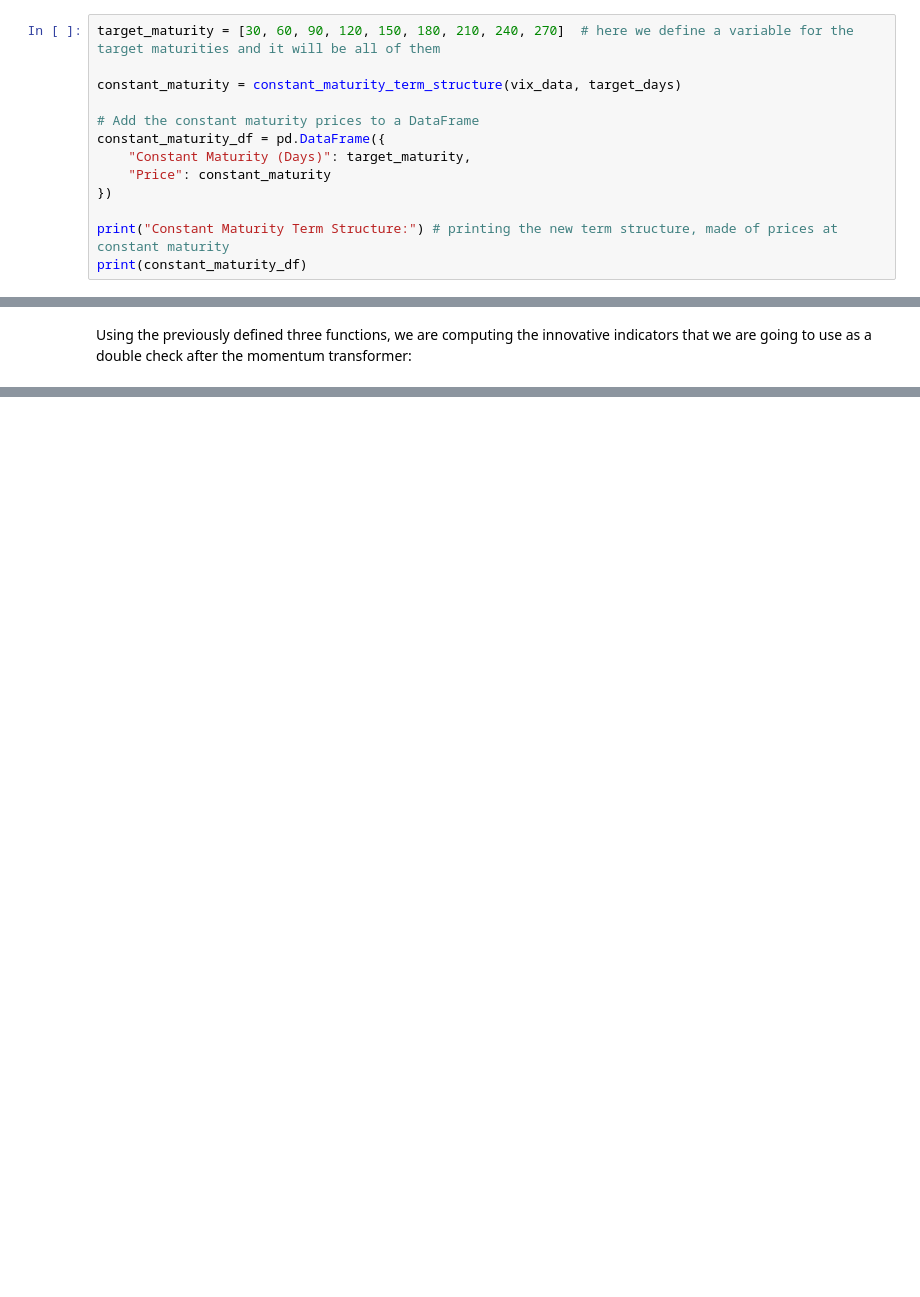
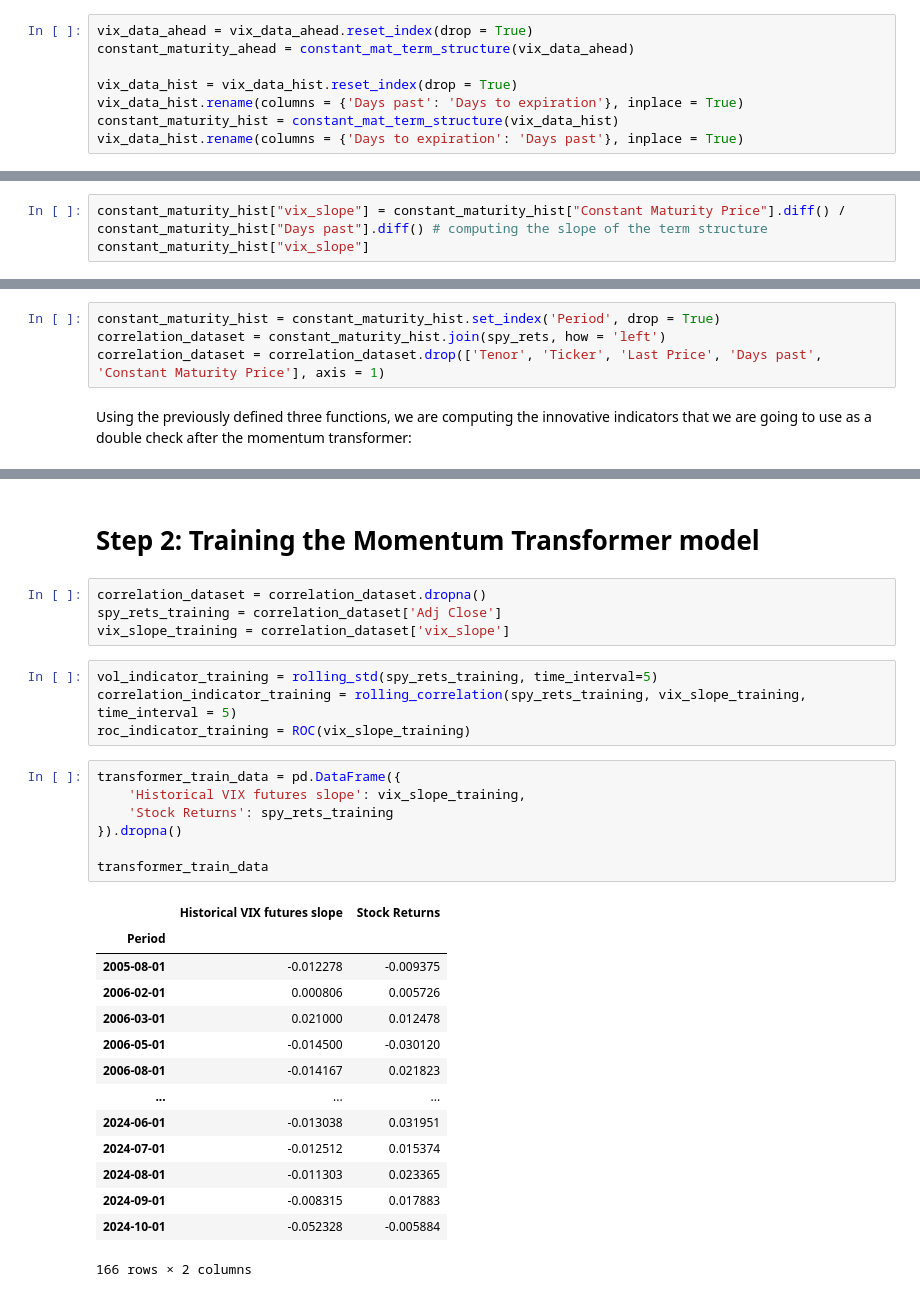
Before and after one commit to AleInc996/Capstone_WQU, a Jupyter notebook: model.ipynb, the cells around one changed output, grey strips where cells are left out. Cells and saved outputs as stored; diff of their text form; blank space fills up the shorter version.

```diff
--- a/model.ipynb
+++ b/model.ipynb
@@ -121,15 +175,10 @@ def constant_maturity_term_structure(data, target_maturity):
 # %% [markdown]
 Running the function for our data:
 # %%
-target_maturity = [30, 60, 90, 120, 150, 180, 210, 240, 270]  # here we define a variable for the target maturities and it will be all of them
+vix_data_ahead = vix_data_ahead.reset_index(drop = True)
+constant_maturity_ahead = constant_mat_term_structure(vix_data_ahead)
 
-constant_maturity = constant_maturity_term_structure(vix_data, target_days)
-
-# Add the constant maturity prices to a DataFrame
-constant_maturity_df = pd.DataFrame({
-    "Constant Maturity (Days)": target_maturity,
-    "Price": constant_maturity
-})
-
-print("Constant Maturity Term Structure:") # printing the new term structure, made of prices at constant maturity
-print(constant_maturity_df)
+vix_data_hist = vix_data_hist.reset_index(drop = True)
+vix_data_hist.rename(columns = {'Days past': 'Days to expiration'}, inplace = True)
+constant_maturity_hist = constant_mat_term_structure(vix_data_hist)
+vix_data_hist.rename(columns = {'Days to expiration': 'Days past'}, inplace = True)
@@ -163,0 +236,3 @@ dtype: float64
+# %%
+constant_maturity_hist["vix_slope"] = constant_maturity_hist["Constant Maturity Price"].diff() / constant_maturity_hist["Days past"].diff() # computing the slope of the term structure
+constant_maturity_hist["vix_slope"]
@@ -164,3 +252,7 @@ dtype: float64
+# %%
+constant_maturity_hist = constant_maturity_hist.set_index('Period', drop = True)
+correlation_dataset = constant_maturity_hist.join(spy_rets, how = 'left')
+correlation_dataset = correlation_dataset.drop(['Tenor', 'Ticker', 'Last Price', 'Days past', 'Constant Maturity Price'], axis = 1)
 # %% [markdown]
 Using the previously defined three functions, we are computing the innovative indicators that we are going to use as a double check after the momentum transformer:
 # %%
@@ -195,0 +310,32 @@ print(roc_indicator)
+# %% [markdown]
+# **Step 2: Training the Momentum Transformer model**
+# %%
+correlation_dataset = correlation_dataset.dropna()
+spy_rets_training = correlation_dataset['Adj Close']
+vix_slope_training = correlation_dataset['vix_slope']
+# %%
+vol_indicator_training = rolling_std(spy_rets_training, time_interval=5)
+correlation_indicator_training = rolling_correlation(spy_rets_training, vix_slope_training, time_interval = 5)
+roc_indicator_training = ROC(vix_slope_training)
+# %%
+transformer_train_data = pd.DataFrame({
+    'Historical VIX futures slope': vix_slope_training,
+    'Stock Returns': spy_rets_training
+}).dropna()
+
+transformer_train_data
+# %% [output]
+|  | Historical VIX futures slope | Stock Returns |
+| Period |  |  |
+| 2005-08-01 | -0.012278 | -0.009375 |
+| 2006-02-01 | 0.000806 | 0.005726 |
+| 2006-03-01 | 0.021000 | 0.012478 |
+| 2006-05-01 | -0.014500 | -0.030120 |
+| 2006-08-01 | -0.014167 | 0.021823 |
+| ... | ... | ... |
+| 2024-06-01 | -0.013038 | 0.031951 |
+| 2024-07-01 | -0.012512 | 0.015374 |
+| 2024-08-01 | -0.011303 | 0.023365 |
+| 2024-09-01 | -0.008315 | 0.017883 |
+| 2024-10-01 | -0.052328 | -0.005884 |
+166 rows × 2 columns
```
Also changed, not shown: parts of 19 cells of this notebook.
